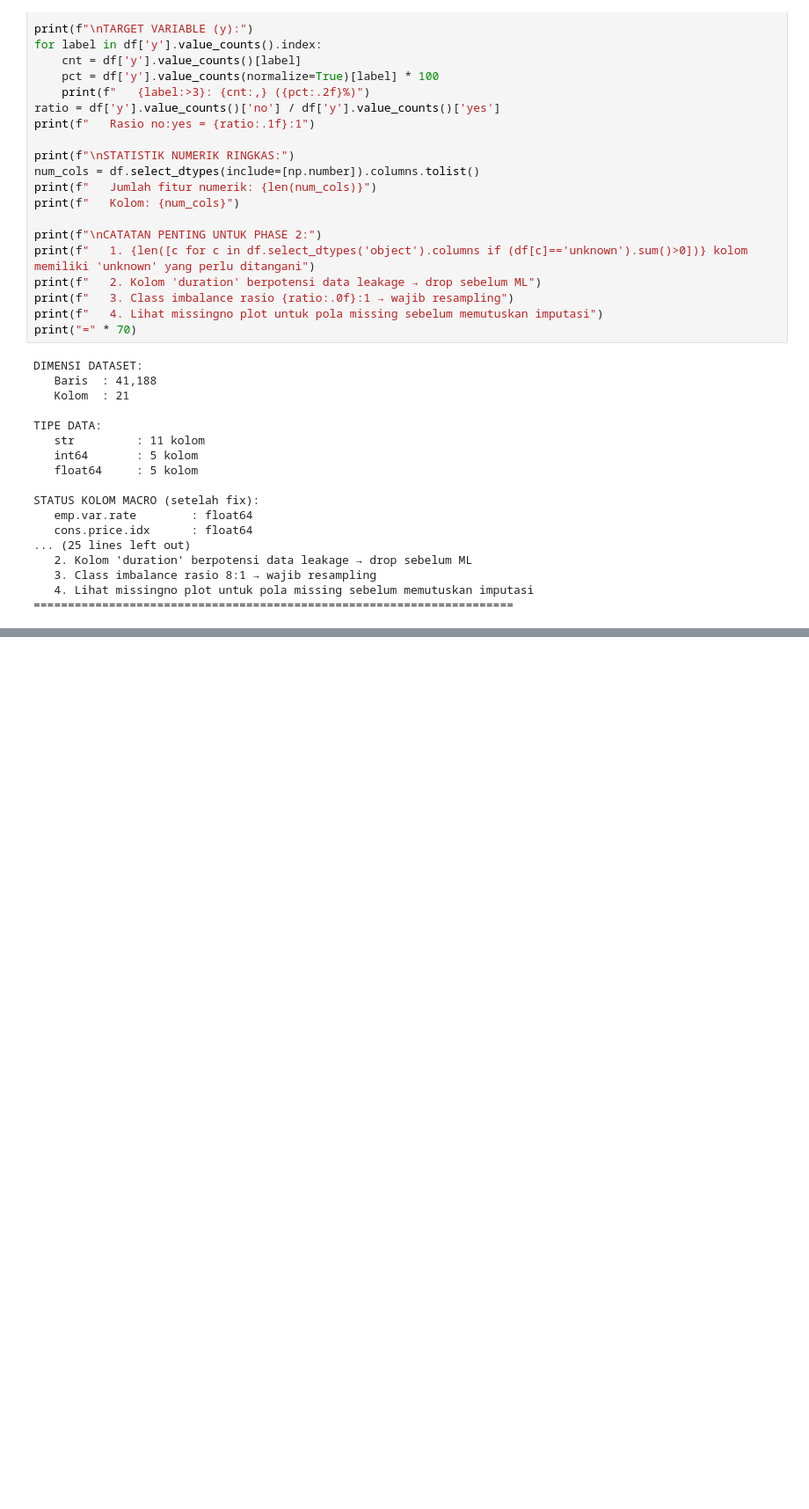
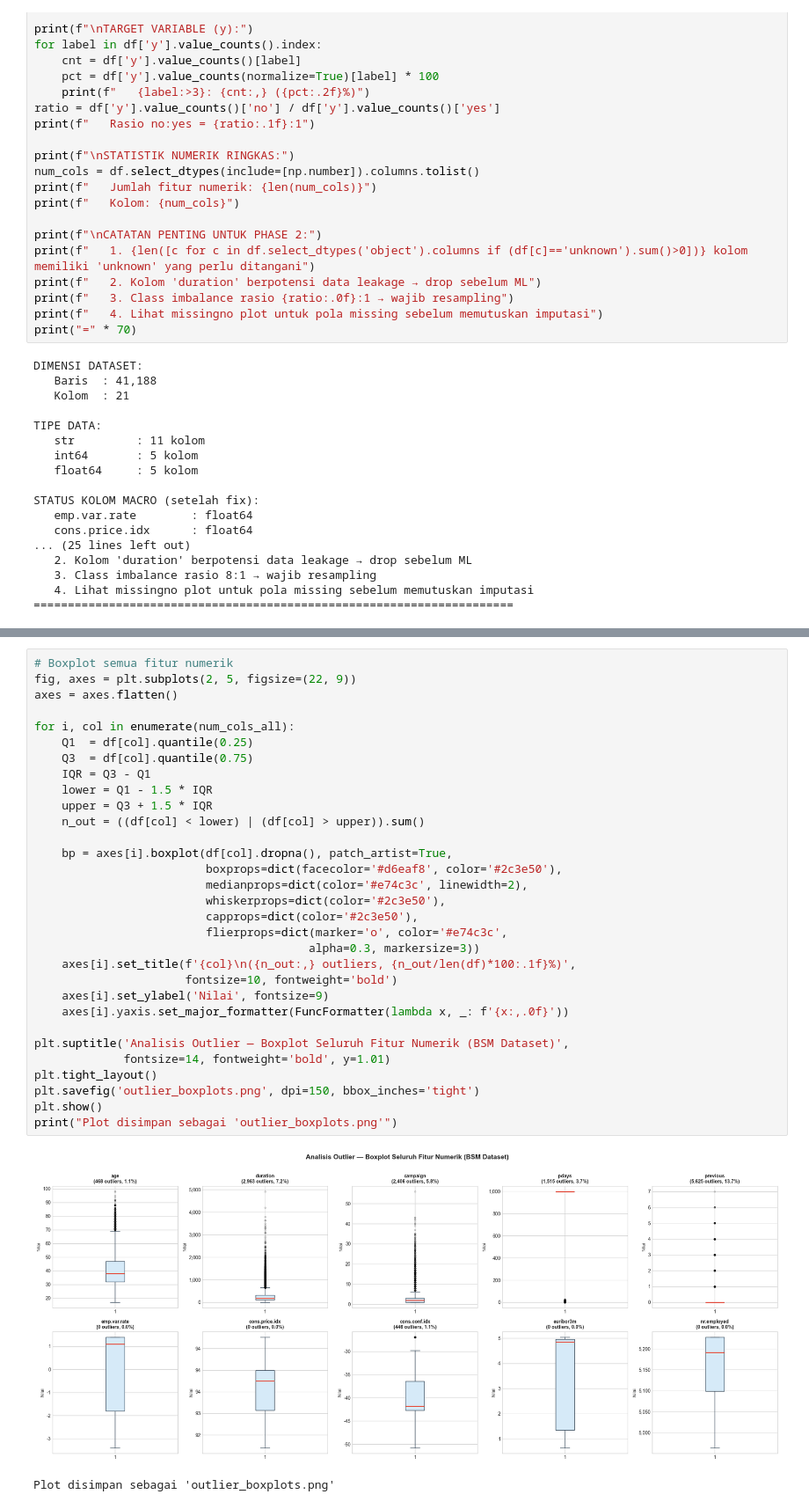
Before and after one commit to ravasrgh/bank-marketing-campaign-predictive-analytics, a Jupyter notebook: BSM_Bank_Marketing_FinalProject.ipynb, the cells around one changed output, grey strips where cells are left out. Shown at 88% size. Drawn from its saved outputs; the diff is of its cells as text; blank space fills up the shorter version.

```diff
--- a/BSM_Bank_Marketing_FinalProject.ipynb
+++ b/BSM_Bank_Marketing_FinalProject.ipynb
@@ -654,0 +1033,34 @@ STATUS KOLOM MACRO (setelah fix):
+# %%
+# Boxplot semua fitur numerik
+fig, axes = plt.subplots(2, 5, figsize=(22, 9))
+axes = axes.flatten()
+
+for i, col in enumerate(num_cols_all):
+    Q1  = df[col].quantile(0.25)
+    Q3  = df[col].quantile(0.75)
+    IQR = Q3 - Q1
+    lower = Q1 - 1.5 * IQR
+    upper = Q3 + 1.5 * IQR
+    n_out = ((df[col] < lower) | (df[col] > upper)).sum()
+
+    bp = axes[i].boxplot(df[col].dropna(), patch_artist=True,
+                         boxprops=dict(facecolor='#d6eaf8', color='#2c3e50'),
+                         medianprops=dict(color='#e74c3c', linewidth=2),
+                         whiskerprops=dict(color='#2c3e50'),
+                         capprops=dict(color='#2c3e50'),
+                         flierprops=dict(marker='o', color='#e74c3c',
+                                        alpha=0.3, markersize=3))
+    axes[i].set_title(f'{col}\n({n_out:,} outliers, {n_out/len(df)*100:.1f}%)',
+                      fontsize=10, fontweight='bold')
+    axes[i].set_ylabel('Nilai', fontsize=9)
+    axes[i].yaxis.set_major_formatter(FuncFormatter(lambda x, _: f'{x:,.0f}'))
+
+plt.suptitle('Analisis Outlier — Boxplot Seluruh Fitur Numerik (BSM Dataset)',
+             fontsize=14, fontweight='bold', y=1.01)
+plt.tight_layout()
+plt.savefig('outlier_boxplots.png', dpi=150, bbox_inches='tight')
+plt.show()
+print("Plot disimpan sebagai 'outlier_boxplots.png'")
+# %% [output]
+[figure, added]
+Plot disimpan sebagai 'outlier_boxplots.png'
```
Also changed, not shown: parts of 22 cells of this notebook, 8 other files.
